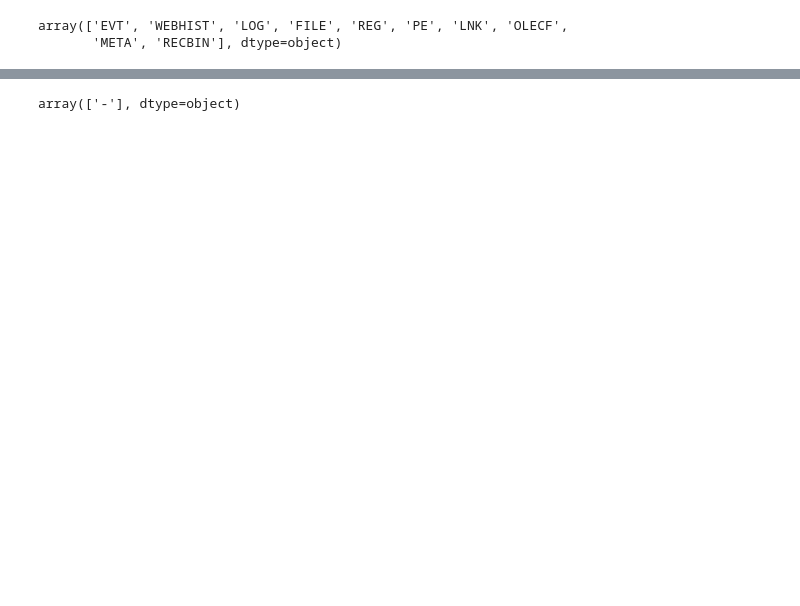
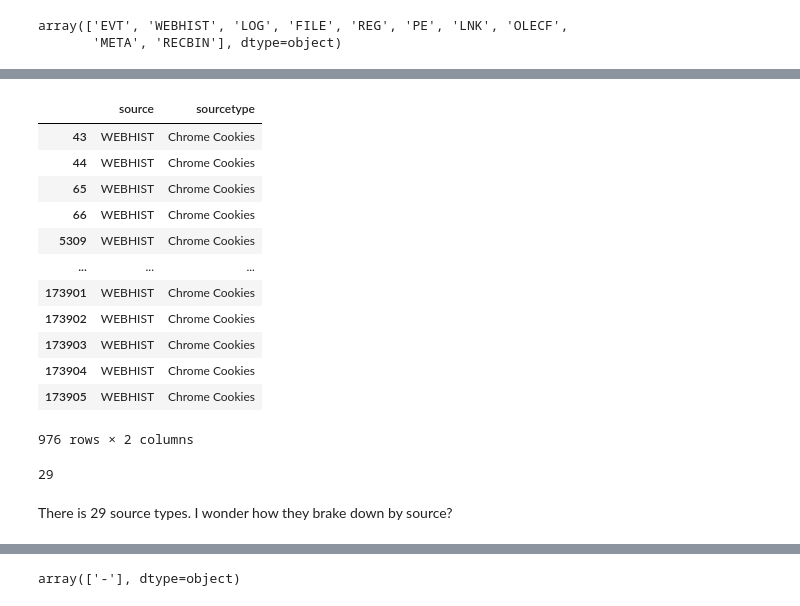
Before and after one commit to Osheah/analyse-data, a Jupyter notebook: analyse-data.ipynb, the cells around one changed output, grey strips where cells are left out. Cells and saved outputs as stored; diff of their text form; code cells hidden in the pictures; blank space fills up the shorter version.

```diff
--- a/analyse-data.ipynb
+++ b/analyse-data.ipynb
@@ -126,0 +174,22 @@ Index(['date', 'time', 'timezone', 'MACB', 'source', 'sourcetype', 'type',
+# %%
+df[['source', 'sourcetype']][(df['source']=='WEBHIST') & ((df['sourcetype']=='Chrome Cookies'))]
+# %% [output]
+|  | source | sourcetype |
+| 43 | WEBHIST | Chrome Cookies |
+| 44 | WEBHIST | Chrome Cookies |
+| 65 | WEBHIST | Chrome Cookies |
+| 66 | WEBHIST | Chrome Cookies |
+| 5309 | WEBHIST | Chrome Cookies |
+| ... | ... | ... |
+| 173901 | WEBHIST | Chrome Cookies |
+| 173902 | WEBHIST | Chrome Cookies |
+| 173903 | WEBHIST | Chrome Cookies |
+| 173904 | WEBHIST | Chrome Cookies |
+| 173905 | WEBHIST | Chrome Cookies |
+976 rows × 2 columns
+# %%
+df.sourcetype.nunique()
+# %% [output]
+29
+# %% [markdown]
+There is 29 source types. I wonder how they brake down by source?
```
Also changed, not shown: parts of 143 cells of this notebook.
